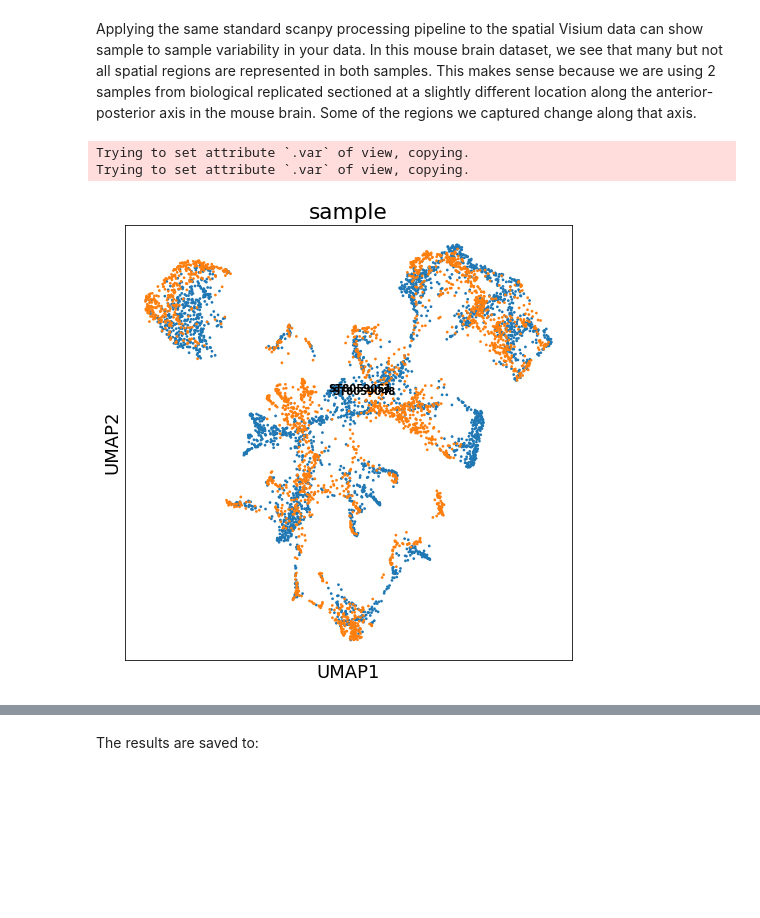
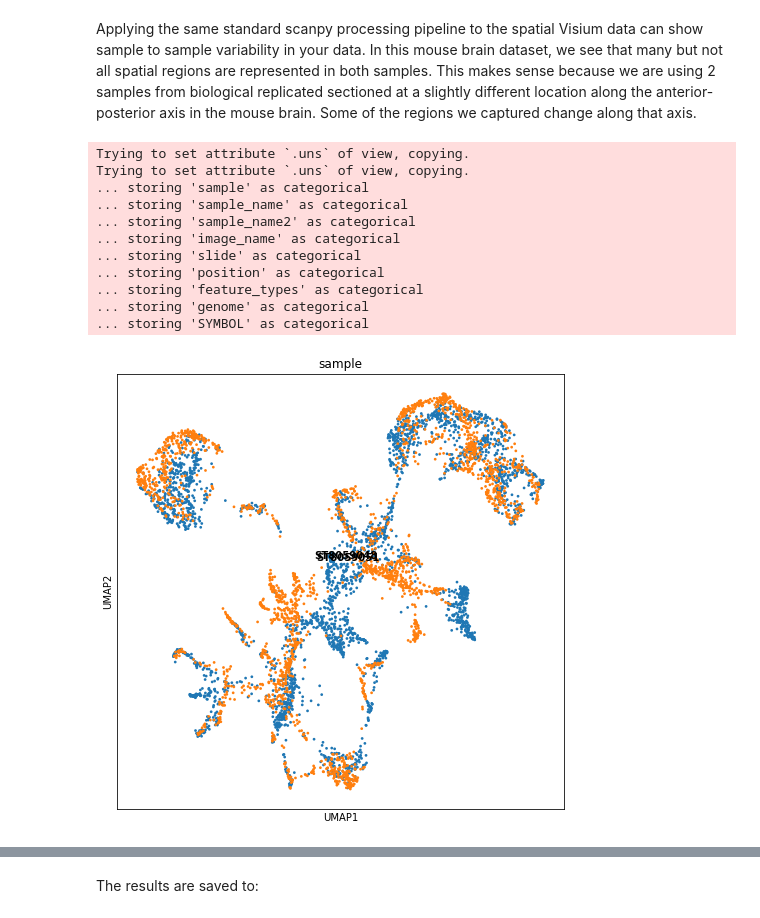
Before and after one commit to BayraktarLab/cell2location, a Jupyter notebook: docs/notebooks/cell2location_short_demo.ipynb, the cells around one changed output, grey strips where cells are left out. Drawn from its saved outputs; the diff is of its cells as text; code cells hidden in the pictures; blank space fills up the shorter version.

```diff
--- a/docs/notebooks/cell2location_short_demo.ipynb
+++ b/docs/notebooks/cell2location_short_demo.ipynb
@@ -75,8 +91,8 @@ In this tutorial, we use a paired Visium and snRNAseq reference dataset of the m
 
 First, let's read the spatial Visium data from the 10X Space Ranger output and examine several QC plots. Here, we load sample annotations.
 # %%
-sp_data_folder = '/nfs/team205/vk7/sanger_projects/cell2location/notebooks/data/viseum_cortex_trial/'
-sc_data_folder = '/nfs/team205/vk7/sanger_projects/cell2location/notebooks/data/processed_data/'
+sp_data_folder = '/nfs/team205/vk7/sanger_projects/cell2location_proj/notebooks/data/viseum_cortex_trial/'
+sc_data_folder = '/nfs/team205/vk7/sanger_projects/cell2location_proj/notebooks/data/processed_data/'
 results_folder = '/nfs/team205/vk7/sanger_projects/BayraktarLab/cell2location/docs/notebooks/results/mouse_viseum_snrna/'
 
 sample_data = pd.read_csv(sp_data_folder + 'Visum_mouse.csv')
@@ -187,5 +224,3 @@ for i in range(len(slides)):
 plt.tight_layout()
 # %% [output]
 [figure]
-# %%
-adata = sc.read_h5ad('/sda/vkl/CoLocationModelNB4E6V2_59clusters_14968locations_12809genes_n_comb50_mean_var5_inferred_30k/sp.h5ad')
@@ -277,14 +250,12 @@ KeyboardInterrupt:
 # %% [markdown]
 Here we show how to use scanpy to plot the expression of individual genes without the histology image.
 # %%
-rcParams["axes.facecolor"] = "black"
-rcParams["figure.figsize"] = [6,7]
-rcParams["font.size"] = 18
-
-sc.pl.spatial(adata[adata.obs["sample"]==adata.obs["sample"].unique()[0], :],
-              color=["Rorb", "Vip"], img_key=None, size=1,
-              library_id=list(adata.uns['spatial'].keys())[0],
-              vmin=0, cmap='magma', vmax='p99.0',
-              gene_symbols='SYMBOL'
-             )
+with mpl.rc_context({'figure.figsize': [6,7],
+                     'axes.facecolor': 'black'}):
+    sc.pl.spatial(slide,
+                  color=["Rorb", "Vip"], img_key=None, size=1,
+                  library_id=list(slide.uns['spatial'].keys())[0],
+                  vmin=0, cmap='magma', vmax='p99.0',
+                  gene_symbols='SYMBOL'
+                 )
 # %% [output]
@@ -350,7 +301,7 @@ sc.tl.umap(adata_snrna_raw, min_dist = 0.3, spread = 1)
 # %%
-rcParams['figure.figsize'] = 10, 10
-rcParams["axes.facecolor"] = "white"
-sc.pl.umap(adata_snrna_raw, color=['annotation_1'], size=15,
-           color_map = 'RdPu', ncols = 1, legend_loc='on data',
-           legend_fontsize=10)
+with mpl.rc_context({'figure.figsize': [10, 10],
+                     'axes.facecolor': 'white'}):
+    sc.pl.umap(adata_snrna_raw, color=['annotation_1'], size=15,
+               color_map = 'RdPu', ncols = 1, legend_loc='on data',
+               legend_fontsize=10)
 # %% [output]
@@ -361,33 +311,42 @@ Applying the same standard scanpy processing pipeline to the spatial Visium data
 # %%
 adata_vis_plt = adata_vis.copy()
 
 # Log-transform (log(data + 1))
 sc.pp.log1p(adata_vis_plt)
 
 # Find highly variable genes within each sample
 adata_vis_plt.var['highly_variable'] = False
 for s in adata_vis_plt.obs['sample'].unique():
 
     adata_vis_plt_1 = adata_vis_plt[adata_vis_plt.obs['sample'].isin([s]), :]
     sc.pp.highly_variable_genes(adata_vis_plt_1, min_mean=0.0125, max_mean=5, min_disp=0.5, n_top_genes=1000)
 
     hvg_list = list(adata_vis_plt_1.var_names[adata_vis_plt_1.var['highly_variable']])
     adata_vis_plt.var.loc[hvg_list, 'highly_variable'] = True
 
 # Scale the data ( (data - mean) / sd )
 sc.pp.scale(adata_vis_plt, max_value=10)
 # PCA, KNN construction, UMAP
 sc.tl.pca(adata_vis_plt, svd_solver='arpack', n_comps=40, use_highly_variable=True)
 sc.pp.neighbors(adata_vis_plt, n_neighbors = 20, n_pcs = 40, metric='cosine')
 sc.tl.umap(adata_vis_plt, min_dist = 0.3, spread = 1)
 
-rcParams['figure.figsize'] = 8, 8
-rcParams["axes.facecolor"] = "white"
-sc.pl.umap(adata_vis_plt, color=['sample'], size=30,
-           color_map = 'RdPu', ncols = 1, legend_loc='on data',
-           legend_fontsize=10)
+with mpl.rc_context({'figure.figsize': [8, 8],
+                     'axes.facecolor': 'white'}):
+    sc.pl.umap(adata_vis_plt, color=['sample'], size=30,
+               color_map = 'RdPu', ncols = 1, legend_loc='on data',
+               legend_fontsize=10)
 # %% [output]
-Trying to set attribute `.var` of view, copying.
-Trying to set attribute `.var` of view, copying.
+Trying to set attribute `.uns` of view, copying.
+Trying to set attribute `.uns` of view, copying.
+... storing 'sample' as categorical
+... storing 'sample_name' as categorical
+... storing 'sample_name2' as categorical
+... storing 'image_name' as categorical
+... storing 'slide' as categorical
+... storing 'position' as categorical
+... storing 'feature_types' as categorical
+... storing 'genome' as categorical
+... storing 'SYMBOL' as categorical
-[figure, old version]
+[figure, new version]
 # %% [markdown]
```
Also changed, not shown: parts of 32 cells of this notebook.
